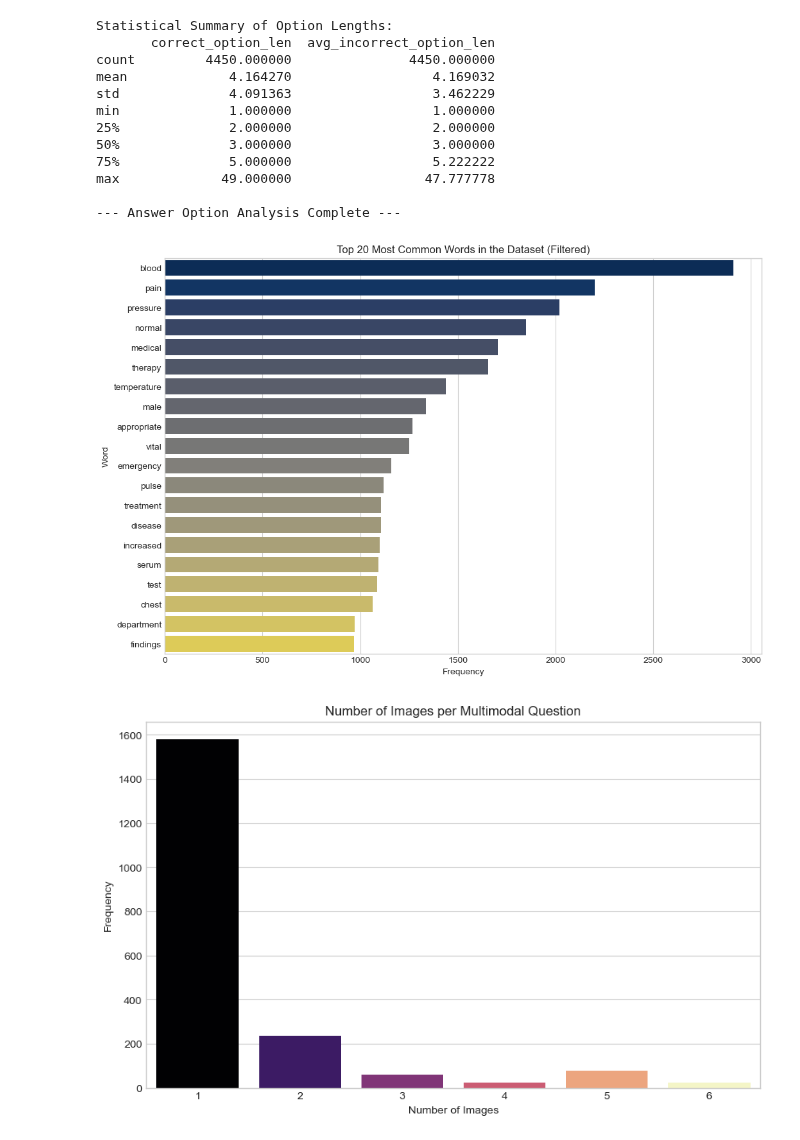
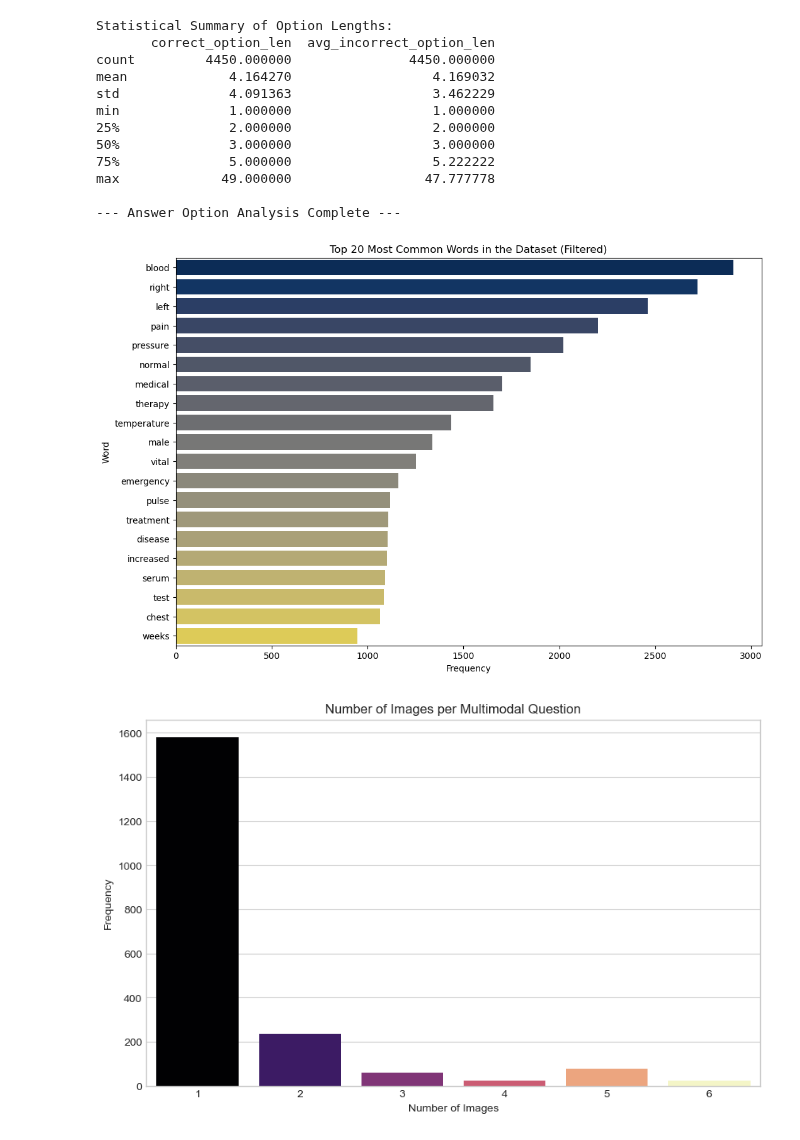
Before and after one commit to phuchaitt3/MedicalQA, a Jupyter notebook: MedXpertQA/MedXpertQA_eda.ipynb, the cells around one changed output. Cells and saved outputs as stored; diff of their text form; code cells hidden in the pictures.

```diff
--- a/MedXpertQA/MedXpertQA_eda.ipynb
+++ b/MedXpertQA/MedXpertQA_eda.ipynb
@@ -249,8 +264,9 @@ custom_uninformative_words = {
     'are', 'as', 'has', 'had', 'or', 'an', 'be', 'by', 'at', 'this', 'have', 'been', 'was',
     'he', 'she', 'it', 'report', 'reports', 'show', 'shows', 'shown', 'examination', 'physical',
     'history', 'mg', 'mm', 'hg', 'bpm', 'f', 'min', 'h', 'degrees', 'mmhg', # Common units/measurements that might obscure medical concepts
-    'right', 'left', 'reveals', 'reveal', 'figure', 'presents', 'present', '--', 'signs', 'rate', 'due'
+    'reveals', 'reveal', 'figure', 'presents', 'present', '--', 'signs', 'rate', 'due', 'appropriate', 'department', 'findings'
 }
+# 'right', 'left',
 
 # The logic now checks against three sets: standard stopwords, custom words, and punctuation.
 filtered_words = [
@@ -259,34 +275,34 @@ filtered_words = [
        word not in stop_words and
        word not in punctuation and
        word not in custom_uninformative_words
 ]
 
 filtered_word_counts = Counter(filtered_words)
 
 # The rest of your code remains the same, just using the new filtered data
 word_counts = filtered_word_counts # Overwrite the old counts with the new filtered ones
 vocab_stats = (
     f"Total number of words (tokens) after filtering: {len(filtered_words)}\n"
     f"Vocabulary size (unique words) after filtering: {len(word_counts)}"
 )
 write_to_report(vocab_stats, title="Vocabulary and Word Frequency Analysis (Filtered)")
 
 most_common_words = word_counts.most_common(20)
 mcw_df = pd.DataFrame(most_common_words, columns=['word', 'count'])
 write_to_report(mcw_df, title="20 Most Common Words (Filtered)")
 
 # Plot and show the frequency of the most common words
 plt.figure(figsize=(12, 8))
 sns.barplot(x='count', y='word', data=mcw_df, hue='word', palette='cividis', legend=False)
 plt.title('Top 20 Most Common Words in the Dataset (Filtered)')
 plt.xlabel('Frequency')
 plt.ylabel('Word')
 image_path = os.path.join(OUTPUT_DIR, "top_20_words.png")
 plt.savefig(image_path)
 write_to_report(f"Image saved to: {image_path}", title="Plot: Top 20 Most Common Words")
 plt.show()
 # %% [output]
-[figure, old version]
+[figure, new version]
 # %%
 # Section for Multimodality
 df_mm['num_images'] = df_mm['images'].apply(lambda x: len(x) if isinstance(x, list) else 0)
```
Also changed, not shown: parts of 1 cell of this notebook, 6 other files.
